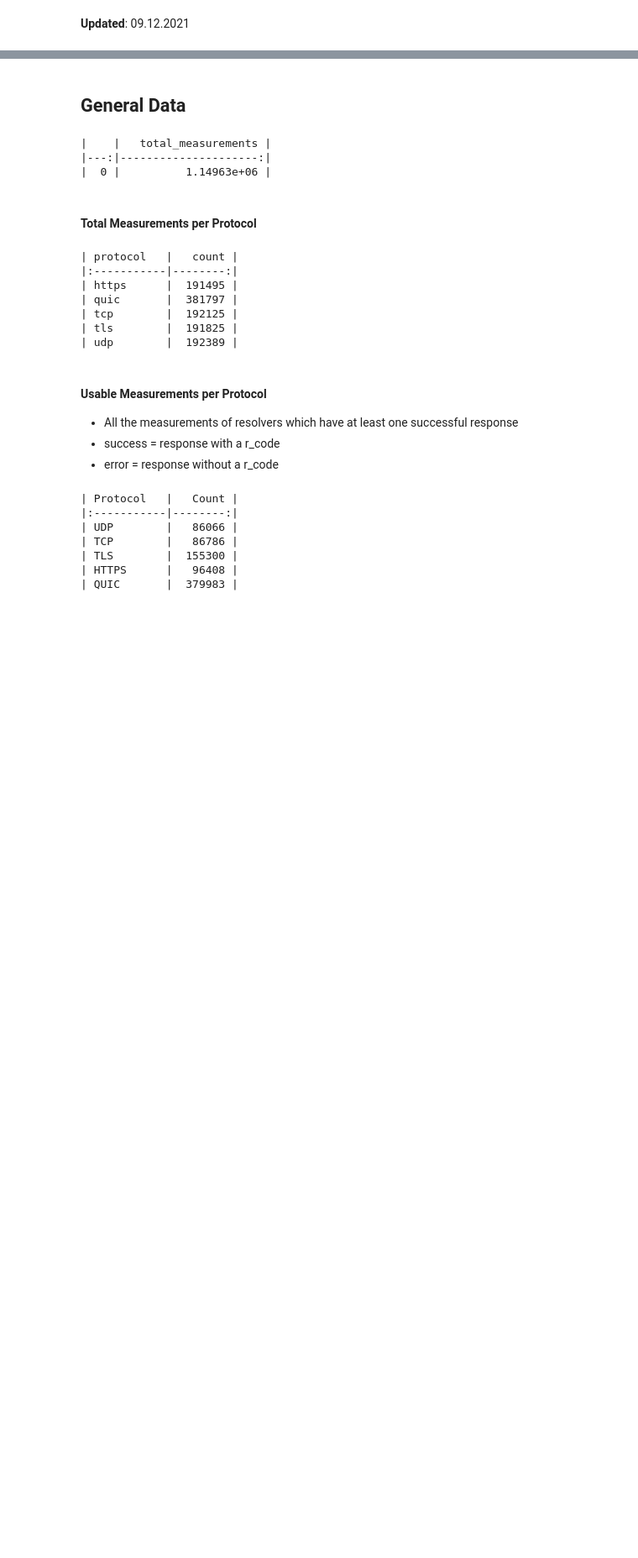
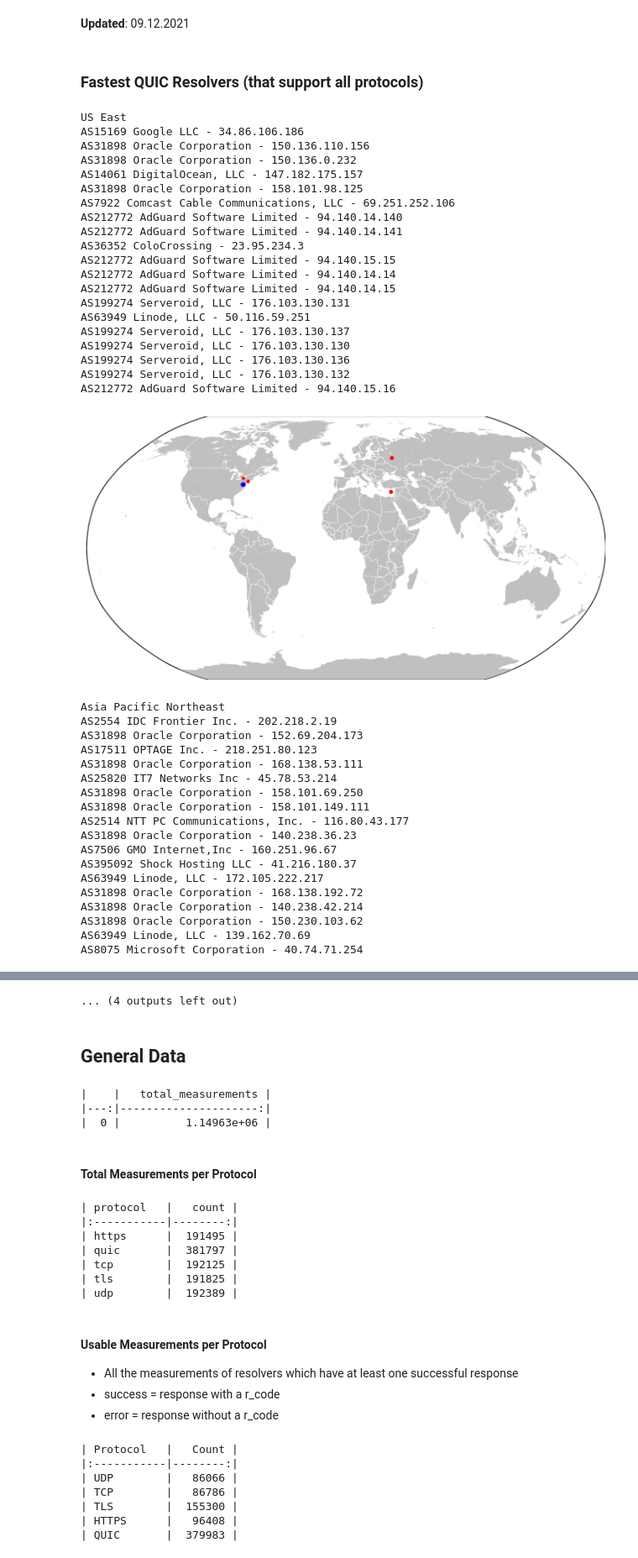
Before and after one commit to justus237/dns-analysis, a Jupyter notebook: Meta.ipynb, the cells around one changed output, grey strips where cells are left out. Shown at 84% size. Cells and saved outputs as stored; diff of their text form; code cells hidden in the pictures; blank space fills up the shorter version.

Commit message:
fastest resolvers now updated to only show those, that support every protocol

```diff
--- a/Meta.ipynb
+++ b/Meta.ipynb
@@ -189,9 +189,9 @@ def getASN():
     largest["ASN Name"] = largest.apply(lookupAPI, axis = 1)
     return largest
 # %%
-def quicIPs():
-    sql = """
-    SELECT DISTINCT ip FROM dns_measurements_clean WHERE protocol = 'quic'
+def getIPs(protocol):
+    sql = f"""
+    SELECT DISTINCT ip FROM dns_measurements_clean WHERE protocol = '{protocol}'
     """
     cursor = connection.cursor()
     cursor.execute(sql)
@@ -199,7 +199,8 @@ def quicIPs():
     cursor.close()
     return items
 
-ips = quicIPs()
+
+ips = getIPs('quic')
 
 data = {}
 try:
@@ -329,0 +327,46 @@ def drawFastestForProtocol(protocol, vp_key='All'):
+# %% [markdown]
+### Fastest QUIC Resolvers (that support all protocols)
+# %%
+for key, vp in vantage_points.items():
+    print(key)
+    drawFastestForQUIC(key)
+# %% [output]
+US East
+AS15169 Google LLC - 34.86.106.186
+AS31898 Oracle Corporation - 150.136.110.156
+AS31898 Oracle Corporation - 150.136.0.232
+AS14061 DigitalOcean, LLC - 147.182.175.157
+AS31898 Oracle Corporation - 158.101.98.125
+AS7922 Comcast Cable Communications, LLC - 69.251.252.106
+AS212772 AdGuard Software Limited - 94.140.14.140
+AS212772 AdGuard Software Limited - 94.140.14.141
+AS36352 ColoCrossing - 23.95.234.3
+AS212772 AdGuard Software Limited - 94.140.15.15
+AS212772 AdGuard Software Limited - 94.140.14.14
+AS212772 AdGuard Software Limited - 94.140.14.15
+AS199274 Serveroid, LLC - 176.103.130.131
+AS63949 Linode, LLC - 50.116.59.251
+AS199274 Serveroid, LLC - 176.103.130.137
+AS199274 Serveroid, LLC - 176.103.130.130
+AS199274 Serveroid, LLC - 176.103.130.136
+AS199274 Serveroid, LLC - 176.103.130.132
+AS212772 AdGuard Software Limited - 94.140.15.16
+[figure, added]
+Asia Pacific Northeast
+AS2554 IDC Frontier Inc. - 202.218.2.19
+AS31898 Oracle Corporation - 152.69.204.173
+AS17511 OPTAGE Inc. - 218.251.80.123
+AS31898 Oracle Corporation - 168.138.53.111
+AS25820 IT7 Networks Inc - 45.78.53.214
+AS31898 Oracle Corporation - 158.101.69.250
+AS31898 Oracle Corporation - 158.101.149.111
+AS2514 NTT PC Communications, Inc. - 116.80.43.177
+AS31898 Oracle Corporation - 140.238.36.23
+AS7506 GMO Internet,Inc - 160.251.96.67
+AS395092 Shock Hosting LLC - 41.216.180.37
+AS63949 Linode, LLC - 172.105.222.217
+AS31898 Oracle Corporation - 168.138.192.72
+AS31898 Oracle Corporation - 140.238.42.214
+AS31898 Oracle Corporation - 150.230.103.62
+AS63949 Linode, LLC - 139.162.70.69
+AS8075 Microsoft Corporation - 40.74.71.254
@@ -330,3 +448,4 @@ def drawFastestForProtocol(protocol, vp_key='All'):
+... (4 outputs left out)
 # %% [markdown]
 ## General Data
 # %%
```
Also changed, not shown: parts of 10 cells of this notebook, 8 other files.
